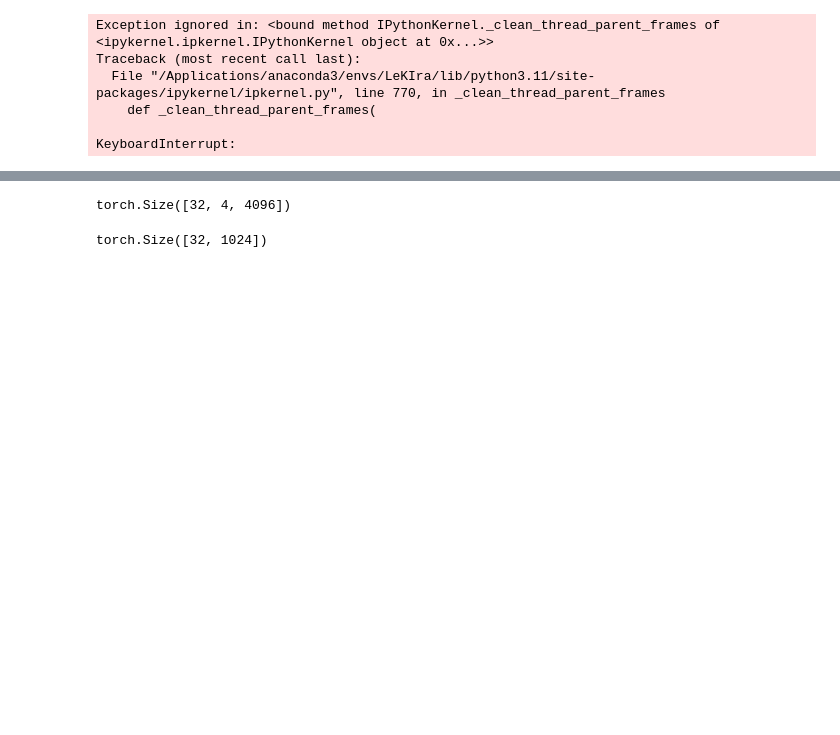
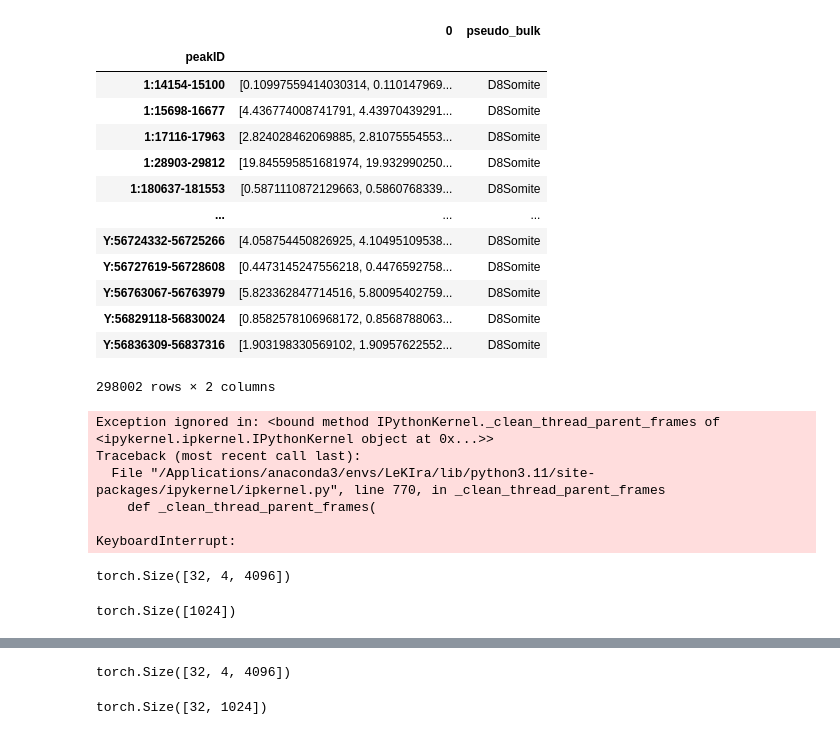
Before and after one commit to alexiaDorm/master-thesis, a Jupyter notebook: src/model.ipynb, the cells around one changed output, grey strips where cells are left out. Drawn from its saved outputs; the diff is of its cells as text; code cells hidden in the pictures; blank space fills up the shorter version.

```diff
--- a/src/model.ipynb
+++ b/src/model.ipynb
@@ -1,3 +1,23 @@
 # %%
 %load_ext autoreload
 %autoreload 2
+# %%
+import pandas as pd
+
+test = pd.read_pickle('../results/Somite.pkl')
+test
+# %% [output]
+|  | 0 | pseudo_bulk |
+| peakID |  |  |
+| 1:14154-15100 | [0.10997559414030314, 0.110147969... | D8Somite |
+| 1:15698-16677 | [4.436774008741791, 4.43970439291... | D8Somite |
+| 1:17116-17963 | [2.824028462069885, 2.81075554553... | D8Somite |
+| 1:28903-29812 | [19.845595851681974, 19.932990250... | D8Somite |
+| 1:180637-181553 | [0.5871110872129663, 0.5860768339... | D8Somite |
+| ... | ... | ... |
+| Y:56724332-56725266 | [4.058754450826925, 4.10495109538... | D8Somite |
+| Y:56727619-56728608 | [0.4473145247556218, 0.4476592758... | D8Somite |
+| Y:56763067-56763979 | [5.823362847714516, 5.80095402759... | D8Somite |
+| Y:56829118-56830024 | [0.8582578106968172, 0.8568788063... | D8Somite |
+| Y:56836309-56837316 | [1.903198330569102, 1.90957622552... | D8Somite |
+298002 rows × 2 columns
@@ -39,3 +61,17 @@ Traceback (most recent call last):
     def _clean_thread_parent_frames(
 
 KeyboardInterrupt:
+# %%
+import torch
+from models import BPNet
+
+m = BPNet()
+input = torch.randint(low=0, high=2, size=(32, 4, 4096)).float()
+tracks = torch.abs(torch.randn(size=(32,1025)))
+print(input.shape)
+x, profile, count = m(input)
+
+profile[10].shape
+# %% [output]
+torch.Size([32, 4, 4096])
+torch.Size([1024])
```
Also changed, not shown: parts of 4 cells of this notebook, 3 other files.
